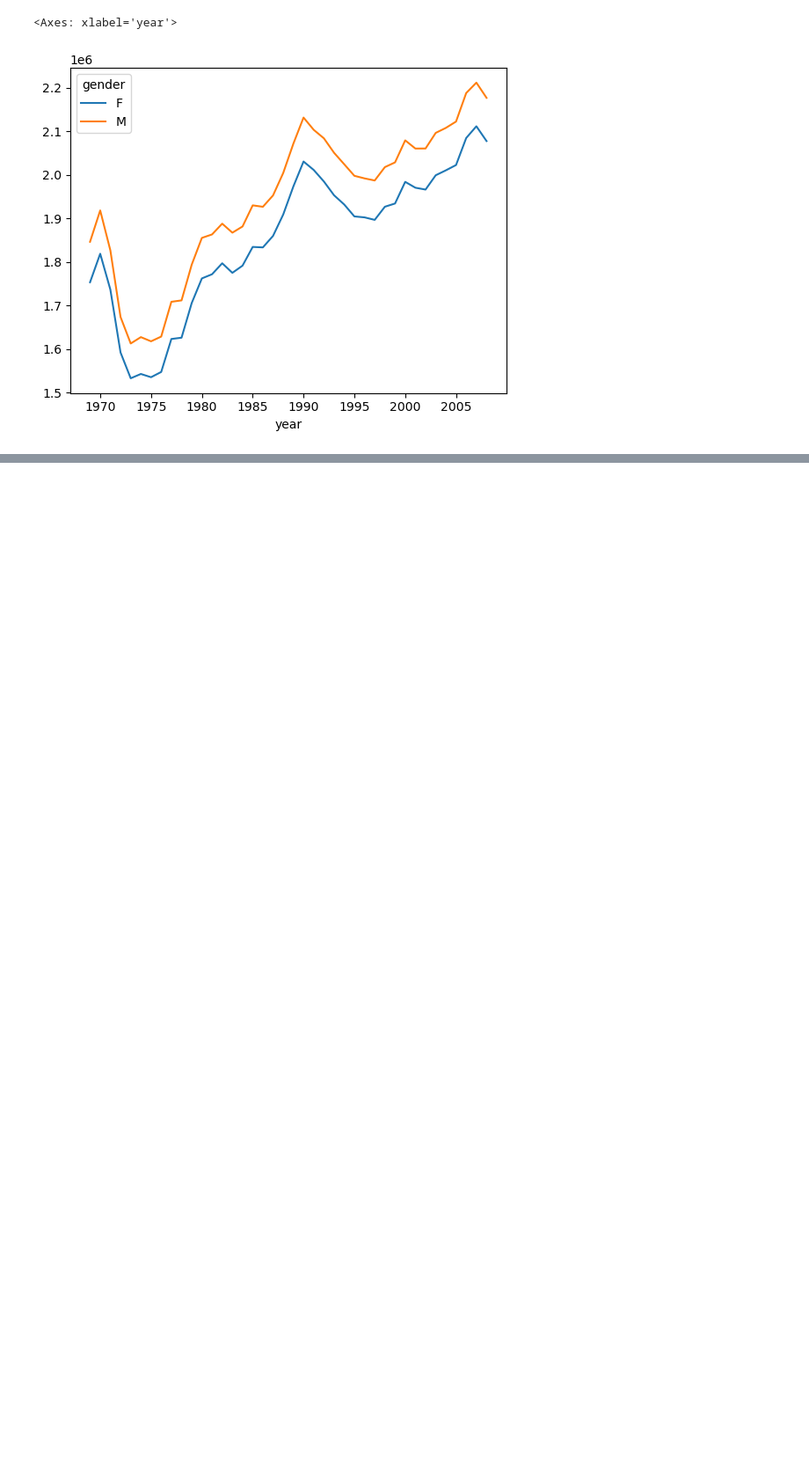
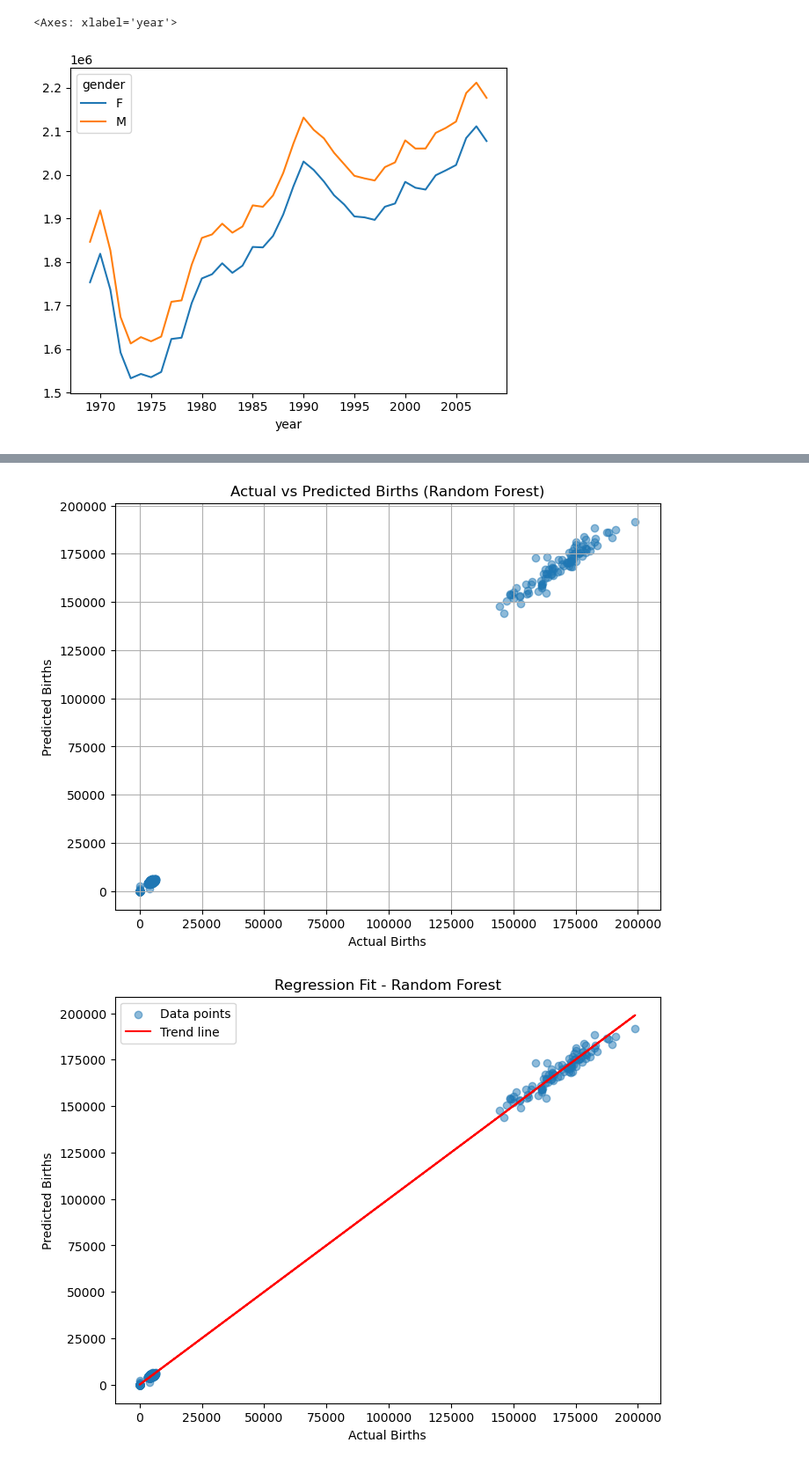
Before and after one commit to poorva-pohekar/Machine-Learning-Project, a Jupyter notebook: Birth_Rate.ipynb, the cells around one changed output, grey strips where cells are left out. Shown at 88% size. Cells and saved outputs as stored; diff of their text form; code cells hidden in the pictures; blank space fills up the shorter version.

```diff
--- a/Birth_Rate.ipynb
+++ b/Birth_Rate.ipynb
@@ -163,0 +311,32 @@ df.groupby(["year", "gender"])["births"].sum().unstack().plot()
+# %%
+# Get the name of the best model
+best_model_name = best_model['Model']
+model = models[best_model_name]
+
+# Predict on test data
+y_pred = model.predict(X_test)
+
+# Plot Actual vs Predicted
+plt.figure(figsize=(8,6))
+plt.scatter(y_test, y_pred, alpha=0.5)
+plt.xlabel("Actual Births")
+plt.ylabel("Predicted Births")
+plt.title(f"Actual vs Predicted Births ({best_model_name})")
+plt.grid(True)
+plt.show()
+
+# Optional: Add a regression line for better visualization
+import numpy as np
+z = np.polyfit(y_test, y_pred, 1)
+p = np.poly1d(z)
+plt.figure(figsize=(8,6))
+plt.scatter(y_test, y_pred, alpha=0.5, label='Data points')
+plt.plot(y_test, p(y_test), color='red', label='Trend line')
+plt.xlabel("Actual Births")
+plt.ylabel("Predicted Births")
+plt.title(f"Regression Fit - {best_model_name}")
+plt.legend()
+plt.show()
+# %% [output]
+[figure, added]
+[figure, added]
```
Also changed, not shown: parts of 10 cells of this notebook.
